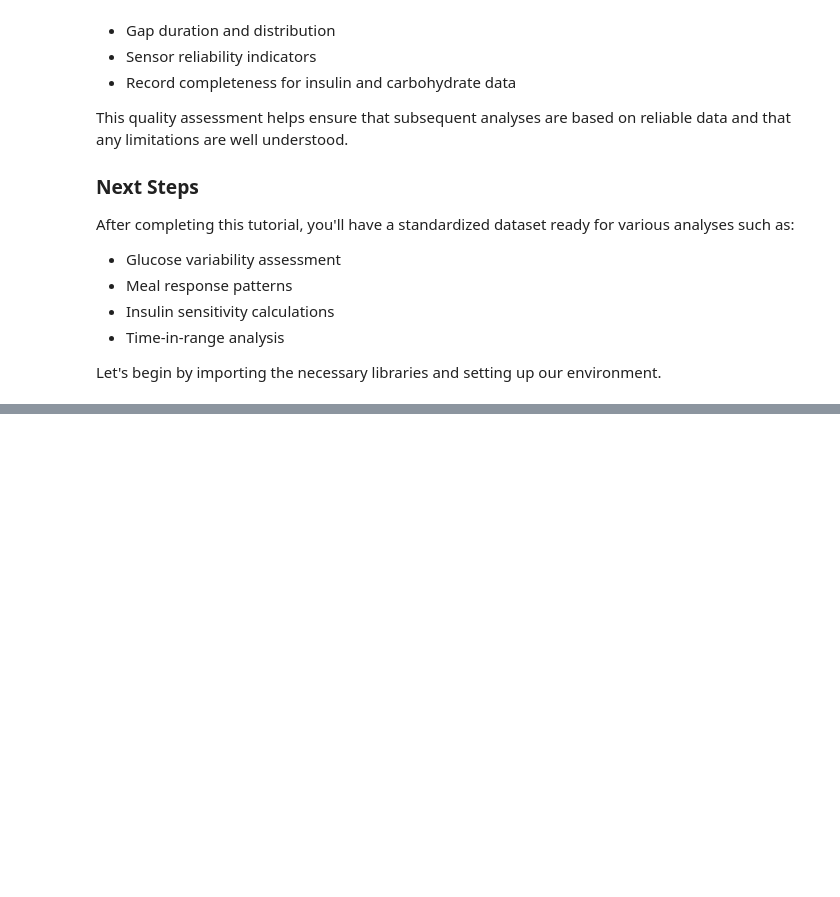
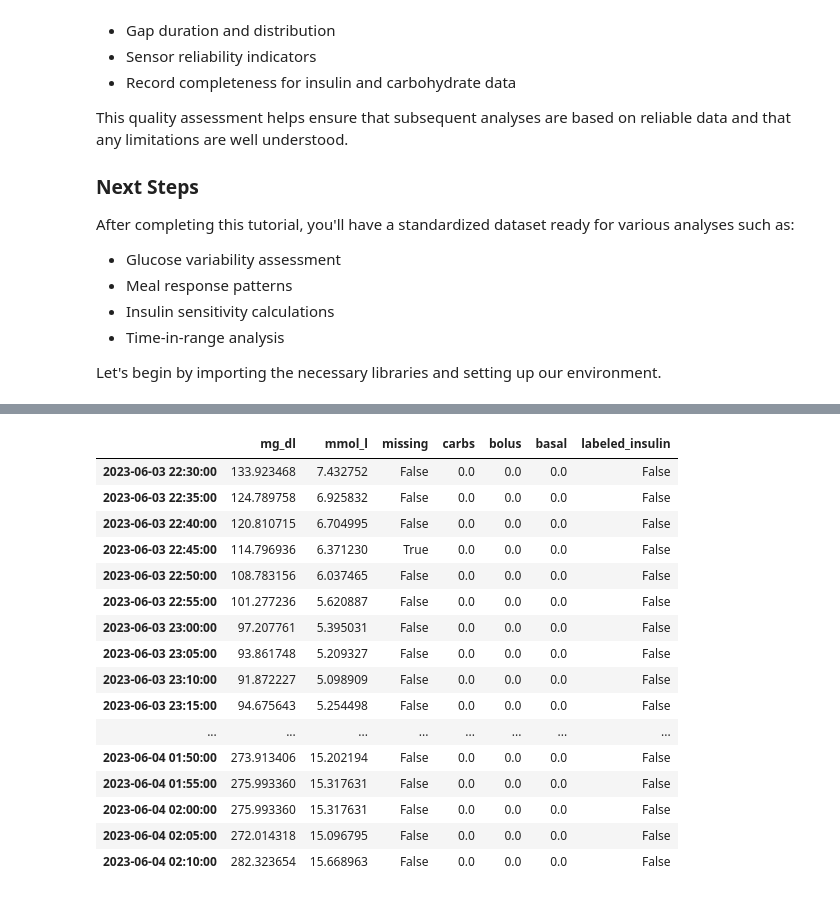
Before and after one commit to Warren8824/cgm-data-processor, a Jupyter notebook: notebooks/examples/load_and_export_data.ipynb, the cells around one changed output, grey strips where cells are left out. Cells and saved outputs as stored; diff of their text form; code cells hidden in the pictures; blank space fills up the shorter version.

Commit message:
complete clean_glucose function and add current notebook states.

```diff
--- a/notebooks/examples/load_and_export_data.ipynb
+++ b/notebooks/examples/load_and_export_data.ipynb
@@ -79,0 +135,2 @@ from src.visualisation.gap_dashboard import create_gap_dashboard
+# %%
+insulin_df = clean_classify_insulin(treatment_df) # Function in source directory
@@ -79,0 +149,2 @@ from src.visualisation.gap_dashboard import create_gap_dashboard
+# %%
+carb_df = clean_classify_carbs(treatment_df) # Function in source directory
@@ -79,0 +174,4 @@ from src.visualisation.gap_dashboard import create_gap_dashboard
+# %%
+glucose_df = clean_glucose(bg_df) # Function in source directory
+# %%
+aligned_df = align_diabetes_data(glucose_df, carb_df, insulin_df)
@@ -79,0 +206,20 @@ from src.visualisation.gap_dashboard import create_gap_dashboard
+# %%
+aligned_df.head(45)
+# %% [output]
+|  | mg_dl | mmol_l | missing | carbs | bolus | basal | labeled_insulin |
+| 2023-06-03 22:30:00 | 133.923468 | 7.432752 | False | 0.0 | 0.0 | 0.0 | False |
+| 2023-06-03 22:35:00 | 124.789758 | 6.925832 | False | 0.0 | 0.0 | 0.0 | False |
+| 2023-06-03 22:40:00 | 120.810715 | 6.704995 | False | 0.0 | 0.0 | 0.0 | False |
+| 2023-06-03 22:45:00 | 114.796936 | 6.371230 | True | 0.0 | 0.0 | 0.0 | False |
+| 2023-06-03 22:50:00 | 108.783156 | 6.037465 | False | 0.0 | 0.0 | 0.0 | False |
+| 2023-06-03 22:55:00 | 101.277236 | 5.620887 | False | 0.0 | 0.0 | 0.0 | False |
+| 2023-06-03 23:00:00 | 97.207761 | 5.395031 | False | 0.0 | 0.0 | 0.0 | False |
+| 2023-06-03 23:05:00 | 93.861748 | 5.209327 | False | 0.0 | 0.0 | 0.0 | False |
+| 2023-06-03 23:10:00 | 91.872227 | 5.098909 | False | 0.0 | 0.0 | 0.0 | False |
+| 2023-06-03 23:15:00 | 94.675643 | 5.254498 | False | 0.0 | 0.0 | 0.0 | False |
+| ... | ... | ... | ... | ... | ... | ... | ... |
+| 2023-06-04 01:50:00 | 273.913406 | 15.202194 | False | 0.0 | 0.0 | 0.0 | False |
+| 2023-06-04 01:55:00 | 275.993360 | 15.317631 | False | 0.0 | 0.0 | 0.0 | False |
+| 2023-06-04 02:00:00 | 275.993360 | 15.317631 | False | 0.0 | 0.0 | 0.0 | False |
+| 2023-06-04 02:05:00 | 272.014318 | 15.096795 | False | 0.0 | 0.0 | 0.0 | False |
+| 2023-06-04 02:10:00 | 282.323654 | 15.668963 | False | 0.0 | 0.0 | 0.0 | False |
```
Also changed, not shown: parts of 12 cells of this notebook, 2 other files.
